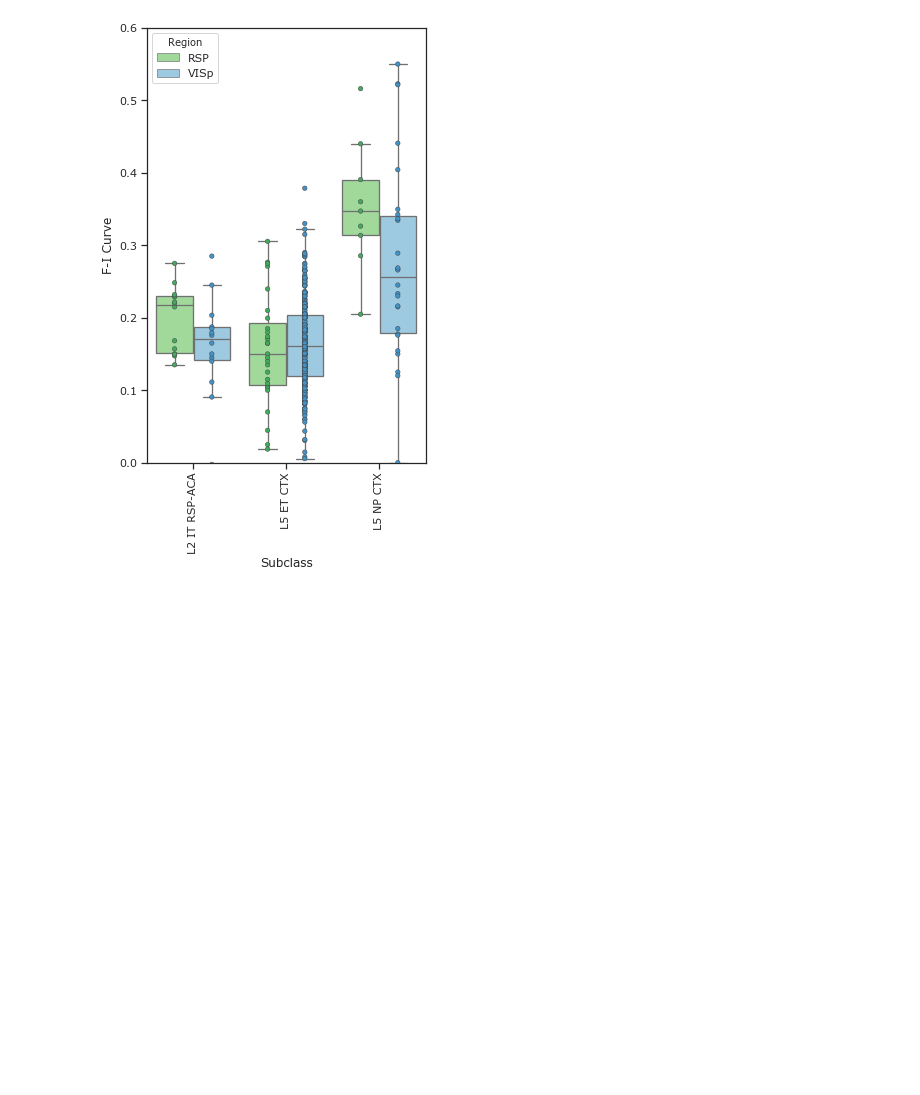
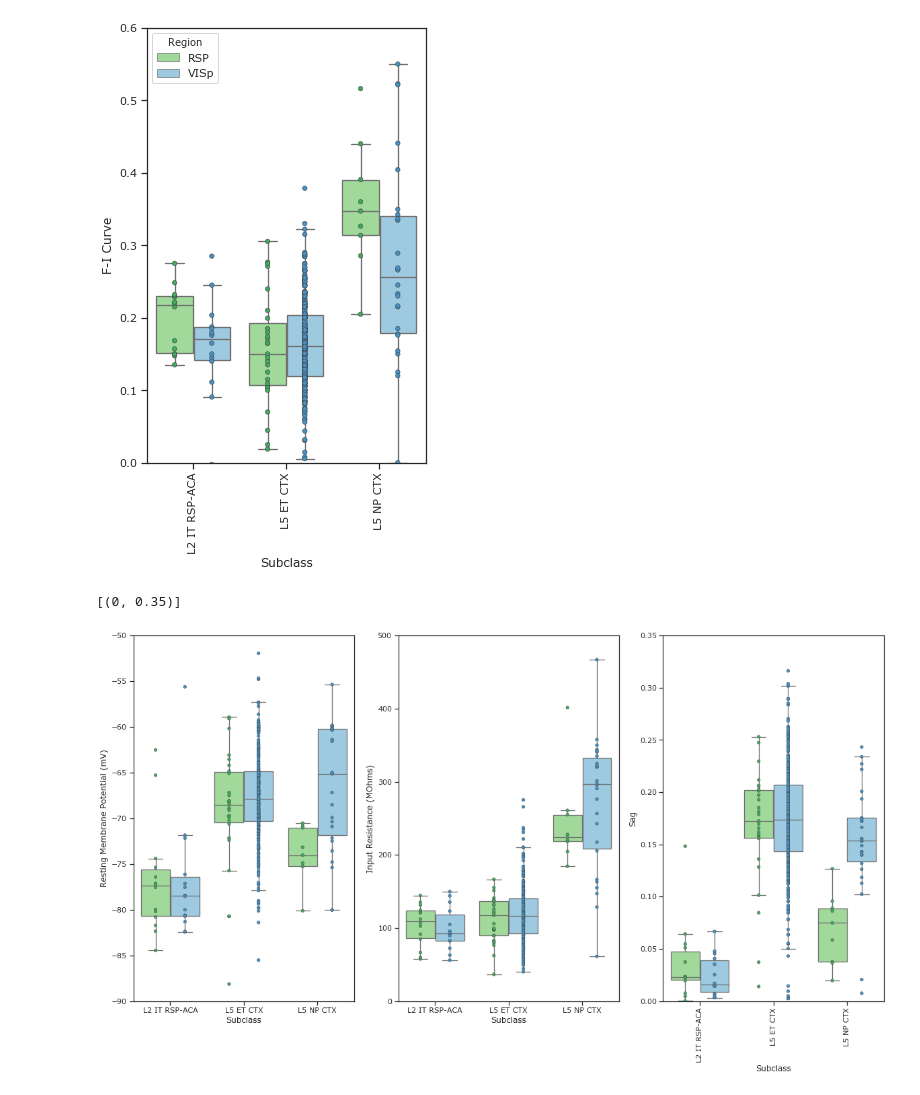
Before and after one commit to ramr24/Personal, a Jupyter notebook: analysis_scripts/new_mouse_region_features.ipynb, the cells around one changed output. Drawn from its saved outputs; the diff is of its cells as text; code cells hidden in the pictures; blank space fills up the shorter version.

```diff
--- a/analysis_scripts/new_mouse_region_features.ipynb
+++ b/analysis_scripts/new_mouse_region_features.ipynb
@@ -276,3 +276,61 @@ box_plt("f_i_curve_slope", "fis", "F-I Curve", 0, 0.60)
 [figure]
 [figure]
 [figure]
+# %%
+fig_dims = (20, 10)
+f, axes = plt.subplots(nrows=1, ncols=3, figsize=fig_dims)
+
+
+ax = sns.boxplot(x="subclass_label", y="vrest", hue="region", data=rsp_visp_glu[rsp_visp_glu["vrest"] < -50],
+                 order = ["L2 IT RSP-ACA", "L5 ET CTX", "L5 NP CTX"],
+                 hue_order = ["RSP", "VISp"],
+                 palette=b_colors, saturation=1, width=0.8, linewidth=1.3, showfliers=False, ax=axes[0])
+
+
+ax = sns.stripplot(x="subclass_label", y="vrest", hue="region", data=rsp_visp_glu[rsp_visp_glu["vrest"] < -50],
+                   order = ["L2 IT RSP-ACA", "L5 ET CTX", "L5 NP CTX"],
+                   hue_order = ["RSP", "VISp"],
+                   jitter=False, size=4.5, palette=s_colors, dodge=True, linewidth=0.5, ax=axes[0])
+
+
+ax1 = sns.boxplot(x="subclass_label", y="ri", hue="region", data=rsp_visp_glu[rsp_visp_glu["ri"] < 500],
+                 order = ["L2 IT RSP-ACA", "L5 ET CTX", "L5 NP CTX"],
+                 hue_order = ["RSP", "VISp"],
+                 palette=b_colors, saturation=1, width=0.8, linewidth=1.3, showfliers=False, ax=axes[1])
+
+ax1 = sns.stripplot(x="subclass_label", y="ri", hue="region", data=rsp_visp_glu[rsp_visp_glu["ri"] < 500],
+                   order = ["L2 IT RSP-ACA", "L5 ET CTX", "L5 NP CTX"],
+                   hue_order = ["RSP", "VISp"],
+                   jitter=False, size=4.5, palette=s_colors, dodge=True, linewidth=0.5, ax=axes[1])
+
+
+ax2 = sns.boxplot(x="subclass_label", y="sag", hue="region", data=rsp_visp_glu[rsp_visp_glu["sag"] < 0.35],
+                 order = ["L2 IT RSP-ACA", "L5 ET CTX", "L5 NP CTX"],
+                 hue_order = ["RSP", "VISp"],
+                 palette=b_colors, saturation=1, width=0.8, linewidth=1.3, showfliers=False, ax=axes[2])
+
+ax2 = sns.stripplot(x="subclass_label", y="sag", hue="region", data=rsp_visp_glu[rsp_visp_glu["sag"] < 0.35],
+                   order = ["L2 IT RSP-ACA", "L5 ET CTX", "L5 NP CTX"],
+                   hue_order = ["RSP", "VISp"],
+                   jitter=False, size=4.5, palette=s_colors, dodge=True, linewidth=0.5, ax=axes[2])
+
+
+
+#sns.despine(trim=True)
+#handles, labels = ax.get_legend_handles_labels()
+#l = plt.legend(handles[0:2], labels[0:2], title="Region")
+
+ax.legend_.remove()
+ax1.legend_.remove()
+ax2.legend_.remove()
+plt.xticks(rotation=90)
+
+ax.set(xlabel="Subclass", ylabel="Resting Membrane Potential (mV)")
+ax1.set(xlabel="Subclass", ylabel="Input Resistance (MOhms)")
+ax2.set(xlabel="Subclass", ylabel="Sag")
+ax.set(ylim=(-90, -50))
+ax1.set(ylim=(0, 500))
+ax2.set(ylim=(0, 0.35))
+# %% [output]
+[(0, 0.35)]
+[figure, added]
```
Also changed, not shown: parts of 2 cells of this notebook, 1 other file.
